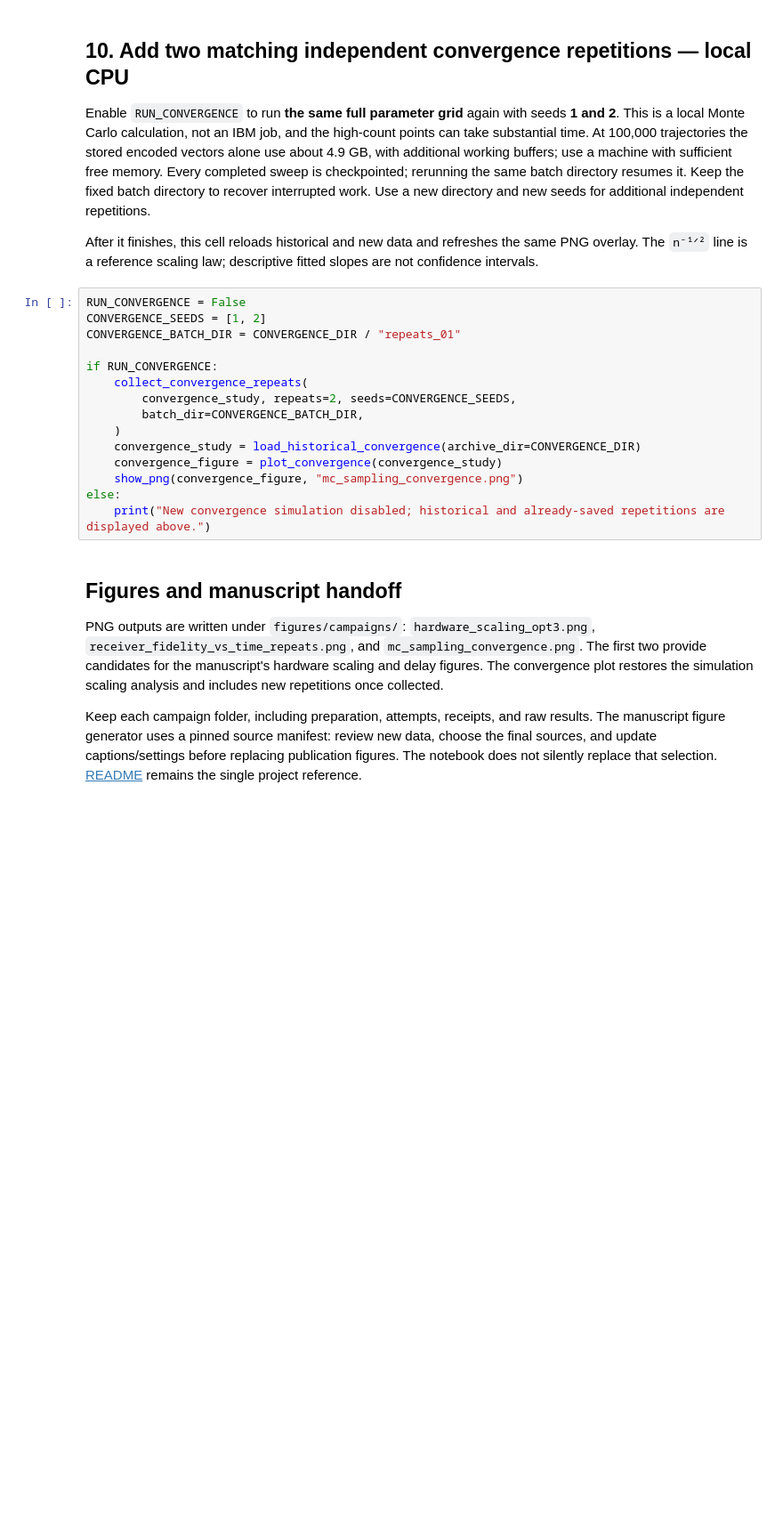
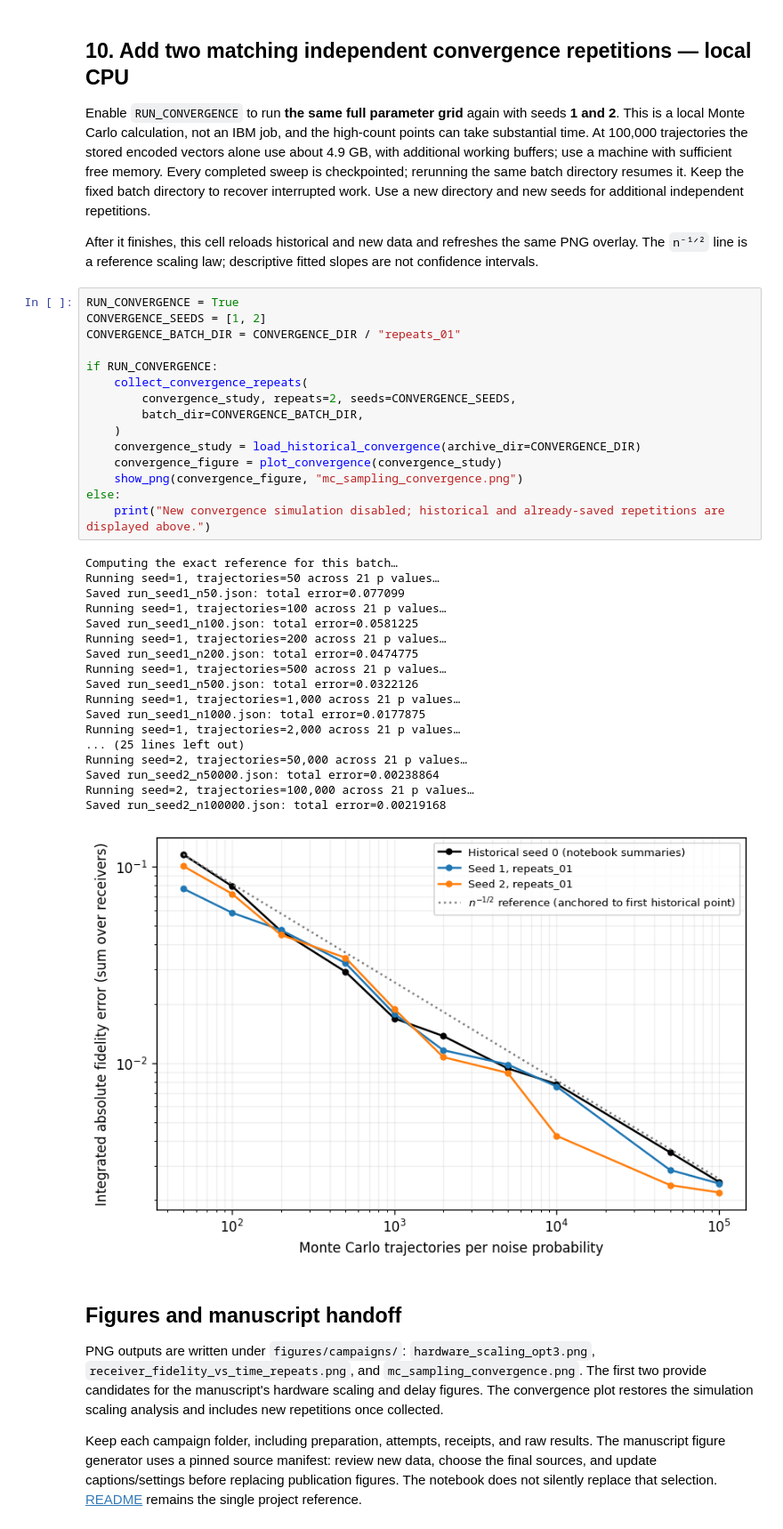
Before and after one commit to mtp354/Broadcasting, a Jupyter notebook: run_broadcast.ipynb, the cells around one changed output. Shown at 89% size. Cells and saved outputs as stored; diff of their text form; blank space fills up the shorter version.

```diff
--- a/run_broadcast.ipynb
+++ b/run_broadcast.ipynb
@@ -256,20 +349,39 @@ Enable `RUN_CONVERGENCE` to run **the same full parameter grid** again with seed
 
 After it finishes, this cell reloads historical and new data and refreshes the same PNG overlay. The `n⁻¹ᐟ²` line is a reference scaling law; descriptive fitted slopes are not confidence intervals.
 # %%
-RUN_CONVERGENCE = False
+RUN_CONVERGENCE = True
 CONVERGENCE_SEEDS = [1, 2]
 CONVERGENCE_BATCH_DIR = CONVERGENCE_DIR / "repeats_01"
 
 if RUN_CONVERGENCE:
     collect_convergence_repeats(
         convergence_study, repeats=2, seeds=CONVERGENCE_SEEDS,
         batch_dir=CONVERGENCE_BATCH_DIR,
     )
     convergence_study = load_historical_convergence(archive_dir=CONVERGENCE_DIR)
     convergence_figure = plot_convergence(convergence_study)
     show_png(convergence_figure, "mc_sampling_convergence.png")
 else:
     print("New convergence simulation disabled; historical and already-saved repetitions are displayed above.")
+# %% [output]
+Computing the exact reference for this batch…
+Running seed=1, trajectories=50 across 21 p values…
+Saved run_seed1_n50.json: total error=0.077099
+Running seed=1, trajectories=100 across 21 p values…
+Saved run_seed1_n100.json: total error=0.0581225
+Running seed=1, trajectories=200 across 21 p values…
+Saved run_seed1_n200.json: total error=0.0474775
+Running seed=1, trajectories=500 across 21 p values…
+Saved run_seed1_n500.json: total error=0.0322126
+Running seed=1, trajectories=1,000 across 21 p values…
+Saved run_seed1_n1000.json: total error=0.0177875
+Running seed=1, trajectories=2,000 across 21 p values…
+... (25 lines left out)
+Running seed=2, trajectories=50,000 across 21 p values…
+Saved run_seed2_n50000.json: total error=0.00238864
+Running seed=2, trajectories=100,000 across 21 p values…
+Saved run_seed2_n100000.json: total error=0.00219168
+[figure, added]
 # %% [markdown]
 ## Figures and manuscript handoff
 
```
Also changed, not shown: parts of 11 cells of this notebook, 22 other files.
